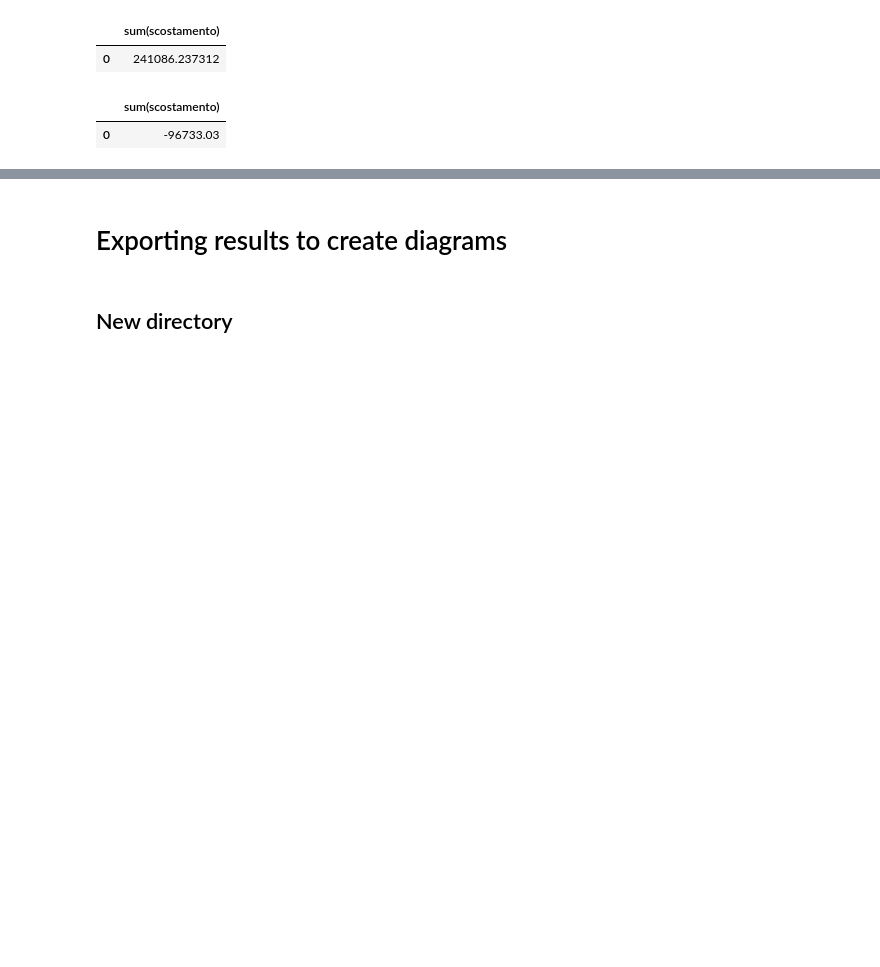
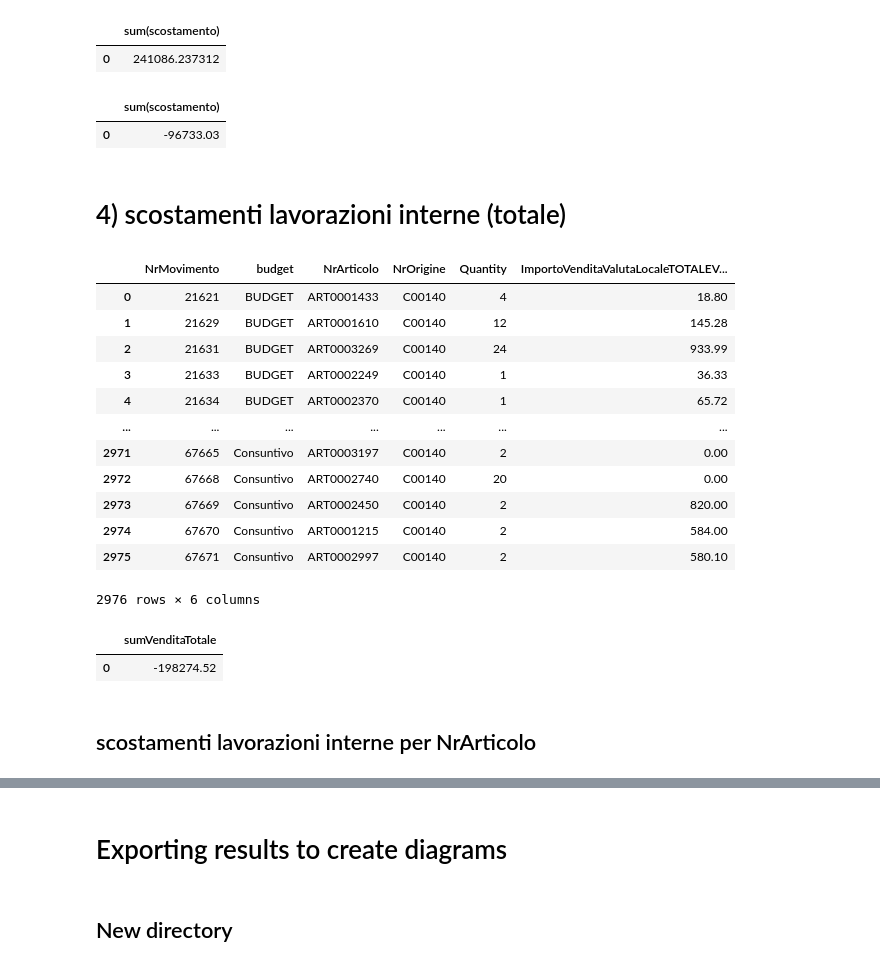
Before and after one commit to VinciGit00/SCGProject, a Jupyter notebook: Datasets/DataElaboration/Granularity.ipynb, the cells around one changed output, grey strips where cells are left out. Drawn from its saved outputs; the diff is of its cells as text; code cells hidden in the pictures; blank space fills up the shorter version.

Commit message:
scostamenti vendite, totali e per NrArticolo

```diff
--- a/Datasets/DataElaboration/Granularity.ipynb
+++ b/Datasets/DataElaboration/Granularity.ipynb
@@ -570,3 +570,33 @@ tempImpiego+tempPrezzo # scostamento totale remains consistent!!! :)
 # %% [output]
 |  | sum(scostamento) |
 | 0 | -96733.03 |
+# %% [markdown]
+# 4) scostamenti lavorazioni interne (totale)
+# %%
+dfVendite.rename(columns = {'budget/cons':'budget'}, inplace = True)
+dfVendite
+# %% [output]
+|  | NrMovimento | budget | NrArticolo | NrOrigine | Quantity | ImportoVenditaValutaLocaleTOTALEV... |
+| 0 | 21621 | BUDGET | ART0001433 | C00140 | 4 | 18.80 |
+| 1 | 21629 | BUDGET | ART0001610 | C00140 | 12 | 145.28 |
+| 2 | 21631 | BUDGET | ART0003269 | C00140 | 24 | 933.99 |
+| 3 | 21633 | BUDGET | ART0002249 | C00140 | 1 | 36.33 |
+| 4 | 21634 | BUDGET | ART0002370 | C00140 | 1 | 65.72 |
+| ... | ... | ... | ... | ... | ... | ... |
+| 2971 | 67665 | Consuntivo | ART0003197 | C00140 | 2 | 0.00 |
+| 2972 | 67668 | Consuntivo | ART0002740 | C00140 | 20 | 0.00 |
+| 2973 | 67669 | Consuntivo | ART0002450 | C00140 | 2 | 820.00 |
+| 2974 | 67670 | Consuntivo | ART0001215 | C00140 | 2 | 584.00 |
+| 2975 | 67671 | Consuntivo | ART0002997 | C00140 | 2 | 580.10 |
+2976 rows × 6 columns
+# %%
+venditeConsuntivo = sqldf("SELECT DISTINCT * FROM dfVendite WHERE budget = 'CONSUNTIVO' or budget = 'Consuntivo'")
+venditeBudget = sqldf("SELECT DISTINCT * FROM dfVendite WHERE budget = 'BUDGET' or budget = 'Budget'")
+sumVenditeConsuntivo = sqldf('select sum(ImportoVenditaValutaLocaleTOTALEVENDITA) as sumVenditaTotale from venditeConsuntivo')
+sumVenditeBudget = sqldf('select sum(ImportoVenditaValutaLocaleTOTALEVENDITA) as sumVenditaTotale from venditeBudget')
+sumVenditeBudget-sumVenditeConsuntivo
+# %% [output]
+|  | sumVenditaTotale |
+| 0 | -198274.52 |
+# %% [markdown]
+## scostamenti lavorazioni interne per NrArticolo
```
Also changed, not shown: parts of 5 cells of this notebook.
